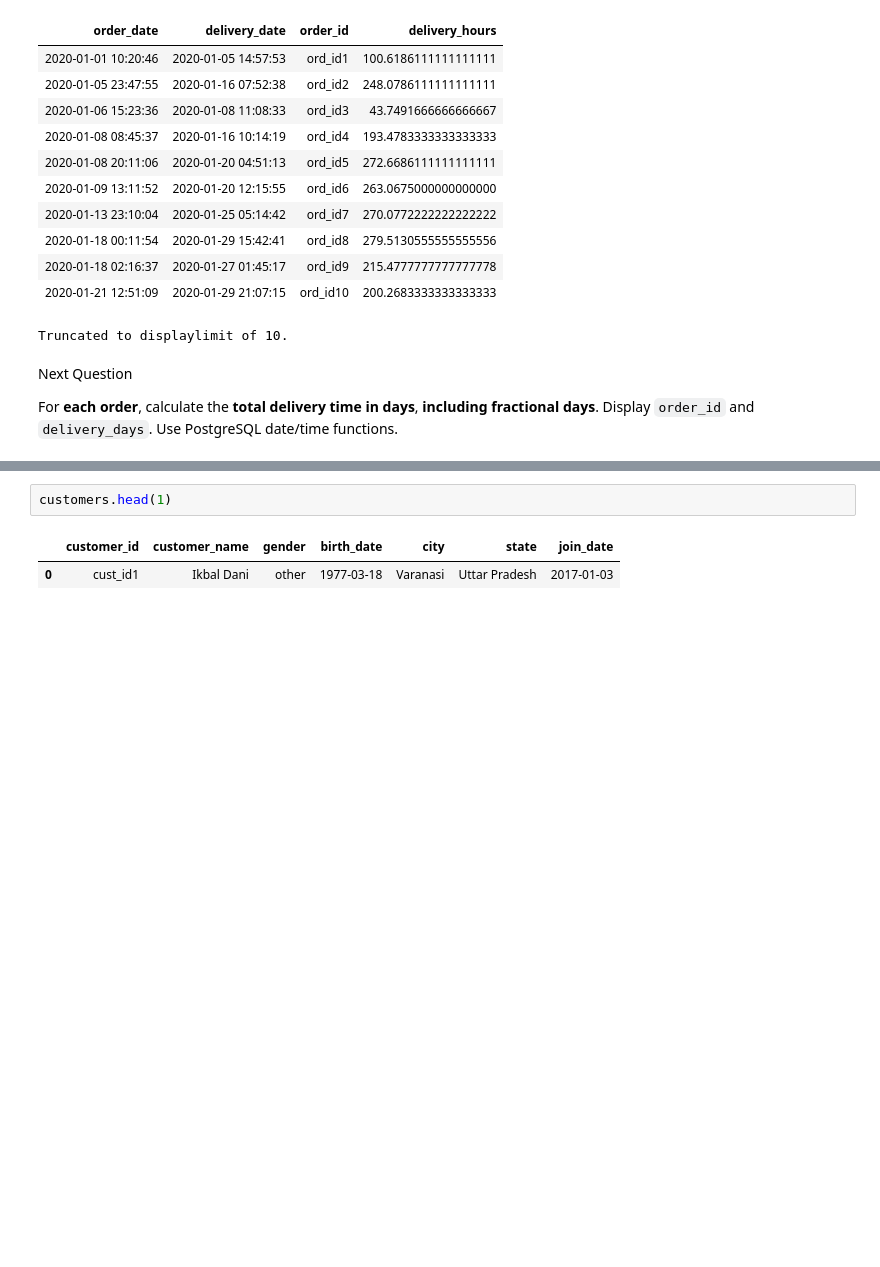
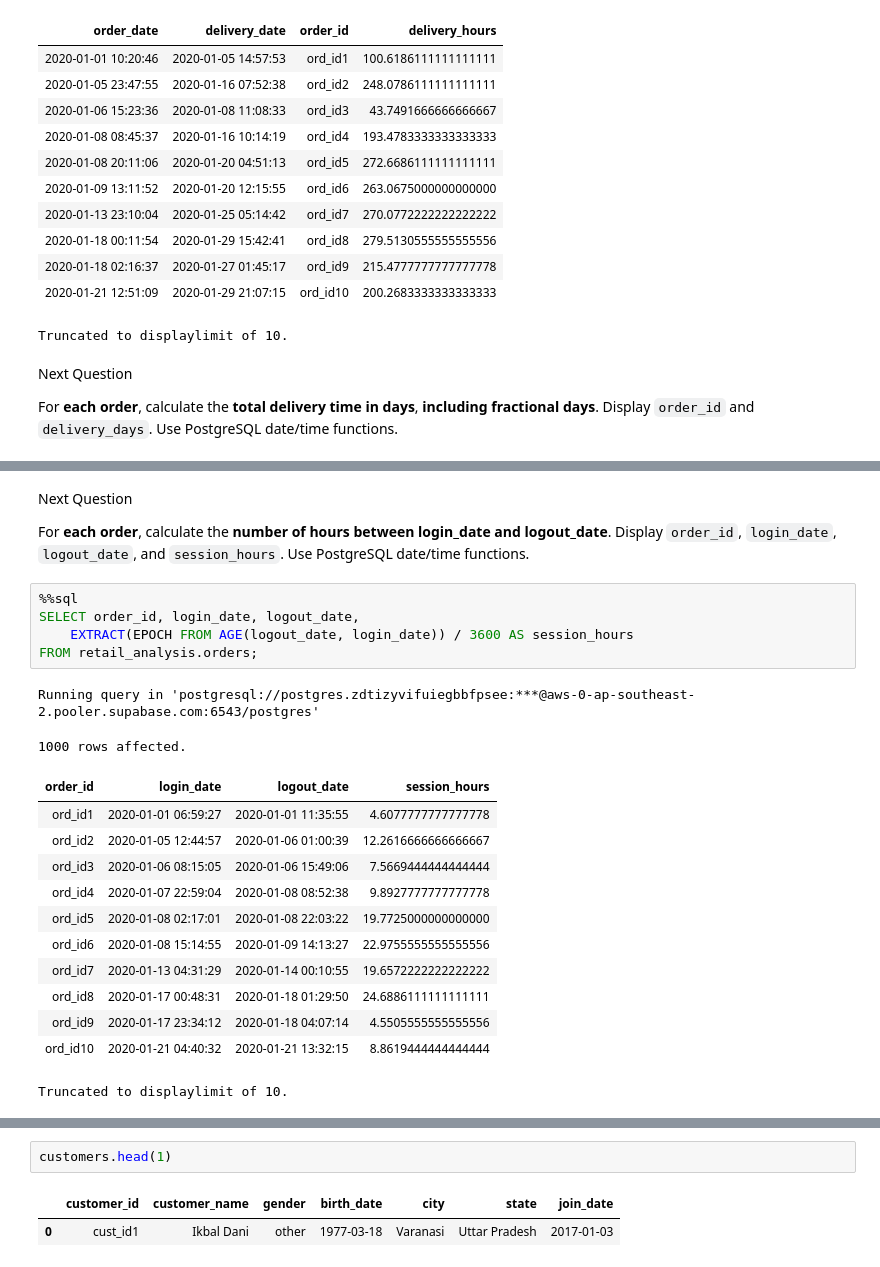
Before and after one commit to umesh-creates/sql_pandas_exercise_and_notes, a Jupyter notebook: retail_analysis exercise/date _and_time.ipynb, the cells around one changed output, grey strips where cells are left out. Cells and saved outputs as stored; diff of their text form; blank space fills up the shorter version.

```diff
--- a/retail_analysis exercise/date _and_time.ipynb
+++ b/retail_analysis exercise/date _and_time.ipynb
@@ -229,0 +297,25 @@ Truncated to displaylimit of 10.
+# %% [markdown]
+Next Question
+
+For **each order**, calculate the **number of hours between login_date and logout_date**.
+Display `order_id`, `login_date`, `logout_date`, and `session_hours`. Use PostgreSQL date/time functions.
+# %%
+%%sql
+SELECT order_id, login_date, logout_date,
+    EXTRACT(EPOCH FROM AGE(logout_date, login_date)) / 3600 AS session_hours
+FROM retail_analysis.orders;
+# %% [output]
+Running query in 'postgresql://postgres.zdtizyvifuiegbbfpsee:***@aws-0-ap-southeast-2.pooler.supabase.com:6543/postgres'
+1000 rows affected.
+| order_id | login_date | logout_date | session_hours |
+| ord_id1 | 2020-01-01 06:59:27 | 2020-01-01 11:35:55 | 4.6077777777777778 |
+| ord_id2 | 2020-01-05 12:44:57 | 2020-01-06 01:00:39 | 12.2616666666666667 |
+| ord_id3 | 2020-01-06 08:15:05 | 2020-01-06 15:49:06 | 7.5669444444444444 |
+| ord_id4 | 2020-01-07 22:59:04 | 2020-01-08 08:52:38 | 9.8927777777777778 |
+| ord_id5 | 2020-01-08 02:17:01 | 2020-01-08 22:03:22 | 19.7725000000000000 |
+| ord_id6 | 2020-01-08 15:14:55 | 2020-01-09 14:13:27 | 22.9755555555555556 |
+| ord_id7 | 2020-01-13 04:31:29 | 2020-01-14 00:10:55 | 19.6572222222222222 |
+| ord_id8 | 2020-01-17 00:48:31 | 2020-01-18 01:29:50 | 24.6886111111111111 |
+| ord_id9 | 2020-01-17 23:34:12 | 2020-01-18 04:07:14 | 4.5505555555555556 |
+| ord_id10 | 2020-01-21 04:40:32 | 2020-01-21 13:32:15 | 8.8619444444444444 |
+Truncated to displaylimit of 10.
```
Also changed, not shown: parts of 67 cells of this notebook.
